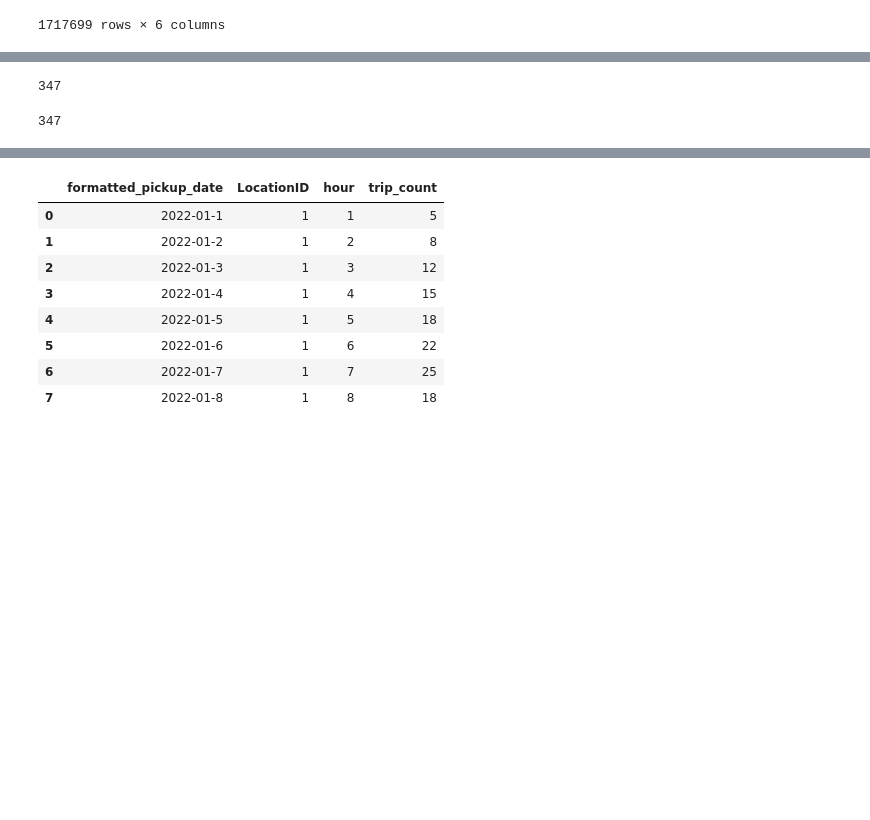
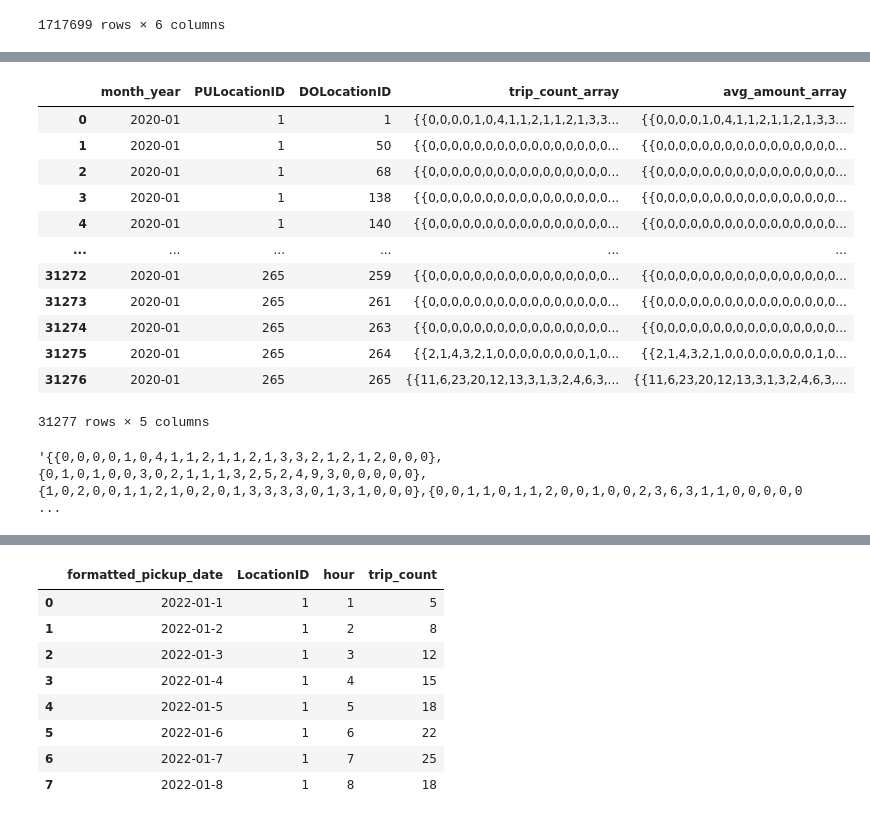
Before and after one commit to yhchan0918/NYC_Taxi_Trip_ETL, a Jupyter notebook: notebook.ipynb, the cells around one changed output, grey strips where cells are left out. Cells and saved outputs as stored; diff of their text form; code cells hidden in the pictures; blank space fills up the shorter version.

```diff
--- a/notebook.ipynb
+++ b/notebook.ipynb
@@ -22,7 +22,7 @@ formatted_month_year = date.strftime("%Y-%m")
 
 df = pd.read_parquet(f'yellow_tripdata_{year}-01.parquet', engine='pyarrow')
 df = df[
-        (df[pickup_datetime_col] >= start_date) & (df[pickup_datetime_col] < end_date)
+        (df[PICKUP_DATETIME_COL] >= start_date) & (df[PICKUP_DATETIME_COL] < end_date)
     ]
 
 df["formatted_pickup_date"] = df[PICKUP_DATETIME_COL].dt.strftime("%Y-%m-%d")
@@ -194,8 +135,70 @@ result_df = pd.DataFrame({
-# %%
-len(grouped_agg_df.iloc[0]['day'])
-# %% [output]
-347
-# %%
-len(grouped_agg_df.iloc[0]['trip_count'])
-# %% [output]
-347
+# %%
+# TODO: Continue from here, Refer to example below of how to crafting a proper long-array metrics
+# e.g. for hour in range(24) for day in range(31)
+
+# outcome: a nested array where it has 31 arrays, frontend just have to access the respective index
+# (say user pick 15/01), the backend will return data from all the dates of Jan, and you do this agg_data[15-1]
+# for day in range(31), if there is no respective day, we just append an empty
+# if there is, we make sure the array has 24 elements, if there is missing hour, we put zero
+
+# lambda row: [row['trip_count'][row['hour'].index(h)] if h in row['hour'] else 0 for h in range(24)]
+
+# Aggregation
+agg_df = (df
+          .groupby(['day',"hour", "PULocationID","DOLocationID" ])
+          .agg(trip_count=(PICKUP_DATETIME_COL, 'count'), avg_amount=(TOTAL_AMOUNT_COL, 'mean'))).reset_index()
+
+
+
+grouped_agg_df = agg_df.groupby(['PULocationID', 'DOLocationID']).agg({'day':list, 'hour': list, 'trip_count': list, 'avg_amount': list}).reset_index()
+
+
+def build_long_array_metrics(row, metric_col):
+    monthly_arr = []
+    metrics_length = len(row[metric_col])
+    i = 0
+    for day in range(1, 32):
+        day_arr = []
+        if day in row['day']:
+            for hour in range(24):
+                trip_count = 0
+                if i < metrics_length and row['hour'][i] == hour:
+                    trip_count = row['trip_count'][i]
+                    i += 1
+                day_arr.append(str(trip_count))
+        else:
+            day_arr = ['0' for i in range(24)]
+        monthly_arr.append("{" + ",".join(day_arr) + "}")
+    if i != metrics_length:
+        print('hailat')
+    return "{" + ",".join(monthly_arr)+ "}"
+
+
+raw_data = {
+    'month_year': [formatted_month_year]*len(grouped_agg_df),
+    'PULocationID': grouped_agg_df['PULocationID'],
+    'DOLocationID':grouped_agg_df['DOLocationID'],
+    'trip_count_array': grouped_agg_df.apply(lambda row: build_long_array_metrics(row, 'trip_count'), axis=1).tolist(),
+    'avg_amount_array': grouped_agg_df.apply(lambda row: build_long_array_metrics(row, 'trip_count'), axis=1).tolist()
+
+}
+result_df = pd.DataFrame(raw_data)
+result_df
+# %% [output]
+|  | month_year | PULocationID | DOLocationID | trip_count_array | avg_amount_array |
+| 0 | 2020-01 | 1 | 1 | {{0,0,0,0,1,0,4,1,1,2,1,1,2,1,3,3... | {{0,0,0,0,1,0,4,1,1,2,1,1,2,1,3,3... |
+| 1 | 2020-01 | 1 | 50 | {{0,0,0,0,0,0,0,0,0,0,0,0,0,0,0,0... | {{0,0,0,0,0,0,0,0,0,0,0,0,0,0,0,0... |
+| 2 | 2020-01 | 1 | 68 | {{0,0,0,0,0,0,0,0,0,0,0,0,0,0,0,0... | {{0,0,0,0,0,0,0,0,0,0,0,0,0,0,0,0... |
+| 3 | 2020-01 | 1 | 138 | {{0,0,0,0,0,0,0,0,0,0,0,0,0,0,0,0... | {{0,0,0,0,0,0,0,0,0,0,0,0,0,0,0,0... |
+| 4 | 2020-01 | 1 | 140 | {{0,0,0,0,0,0,0,0,0,0,0,0,0,0,0,0... | {{0,0,0,0,0,0,0,0,0,0,0,0,0,0,0,0... |
+| ... | ... | ... | ... | ... | ... |
+| 31272 | 2020-01 | 265 | 259 | {{0,0,0,0,0,0,0,0,0,0,0,0,0,0,0,0... | {{0,0,0,0,0,0,0,0,0,0,0,0,0,0,0,0... |
+| 31273 | 2020-01 | 265 | 261 | {{0,0,0,0,0,0,0,0,0,0,0,0,0,0,0,0... | {{0,0,0,0,0,0,0,0,0,0,0,0,0,0,0,0... |
+| 31274 | 2020-01 | 265 | 263 | {{0,0,0,0,0,0,0,0,0,0,0,0,0,0,0,0... | {{0,0,0,0,0,0,0,0,0,0,0,0,0,0,0,0... |
+| 31275 | 2020-01 | 265 | 264 | {{2,1,4,3,2,1,0,0,0,0,0,0,0,0,1,0... | {{2,1,4,3,2,1,0,0,0,0,0,0,0,0,1,0... |
+| 31276 | 2020-01 | 265 | 265 | {{11,6,23,20,12,13,3,1,3,2,4,6,3,... | {{11,6,23,20,12,13,3,1,3,2,4,6,3,... |
+31277 rows × 5 columns
+# %%
+result_df.iloc[0]['trip_count_array']
+# %% [output]
+'{{0,0,0,0,1,0,4,1,1,2,1,1,2,1,3,3,2,1,2,1,2,0,0,0},{0,1,0,1,0,0,3,0,2,1,1,1,3,2,5,2,4,9,3,0,0,0,0,0},{1,0,2,0,0,1,1,2,1,0,2,0,1,3,3,3,3,0,1,3,1,0,0,0},{0,0,1,1,0,1,1,2,0,0,1,0,0,2,3,6,3,1,1,0,0,0,0,0 ...
```
Also changed, not shown: parts of 14 cells of this notebook, 7 other files.
